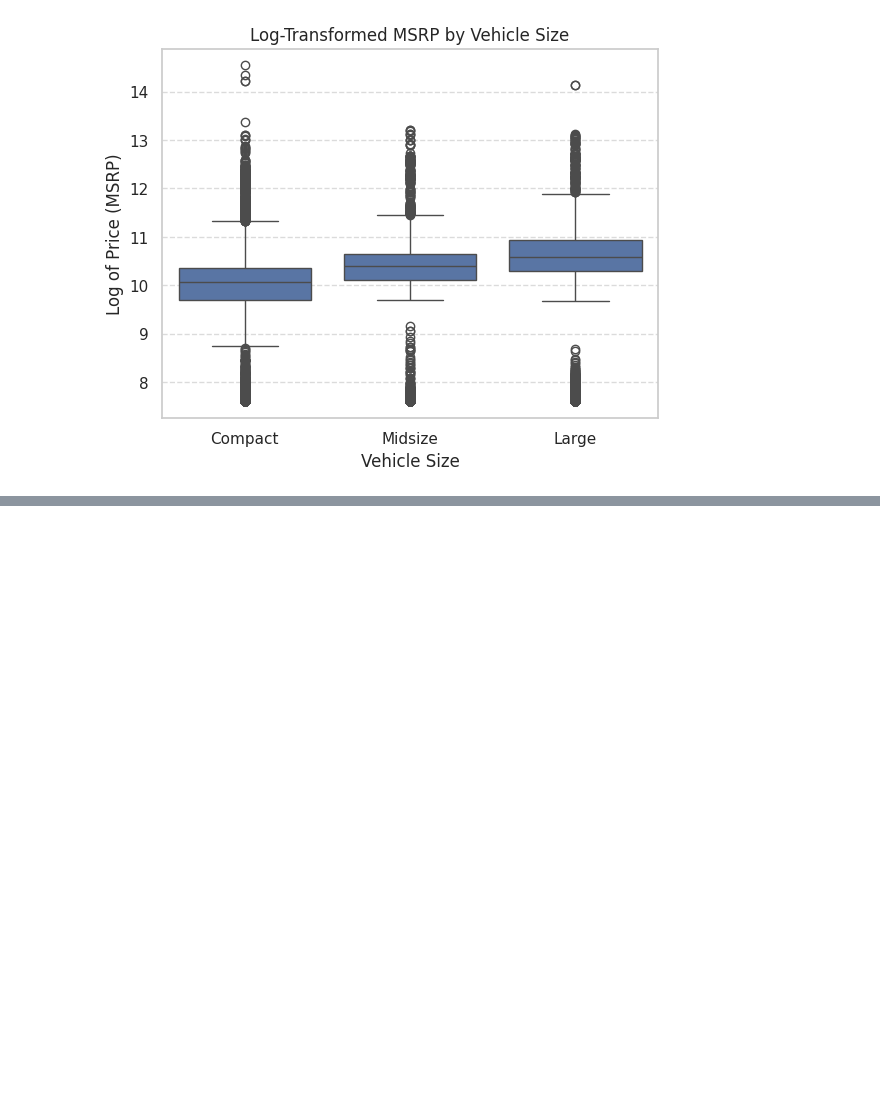
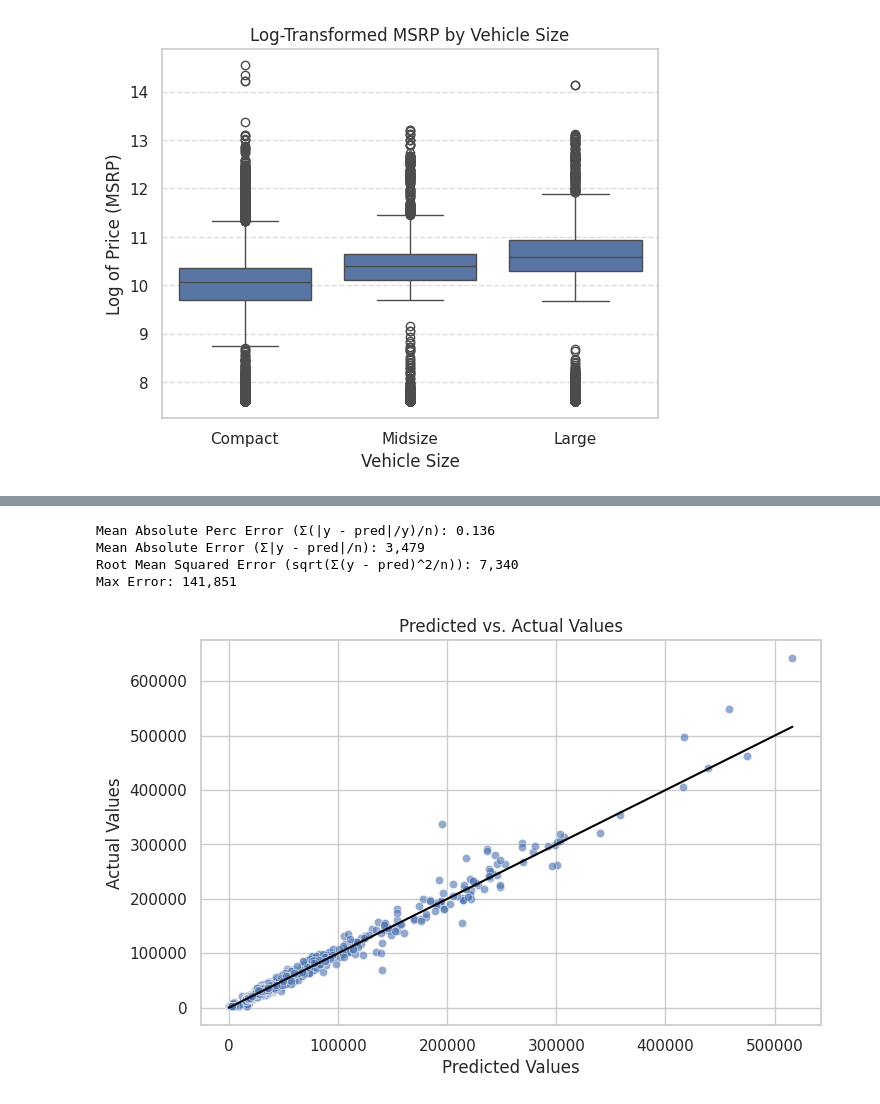
Before and after one commit to Mahmudhassan18/TDS-CARS-MSRP, a Jupyter notebook: TDS-CARS-MSRP.IPYNB, the cells around one changed output, grey strips where cells are left out. Saved outputs shown, nothing was run; the diff lists cells and outputs as text; code cells hidden in the pictures; blank space fills up the shorter version.

```diff
--- a/TDS-CARS-MSRP.IPYNB
+++ b/TDS-CARS-MSRP.IPYNB
@@ -296,0 +317,36 @@ R² Score: 0.39
+# %%
+from sklearn.metrics import r2_score,mean_squared_error, mean_absolute_percentage_error,mean_absolute_error
+
+
+print("Mean Absolute Perc Error (Σ(|y - pred|/y)/n):","{:,.3f}".format(mean_absolute_percentage_error(y_test,y_pred)))
+print("Mean Absolute Error (Σ|y - pred|/n):", "{:,.0f}".format(mean_absolute_error(y_test, y_pred)))
+print("Root Mean Squared Error (sqrt(Σ(y - pred)^2/n)):", "{:,.0f}".format(np.sqrt(mean_squared_error(y_test, y_pred))))
+
+## residuals
+residuals = y_test - y_pred
+max_error = residuals.abs().max()
+max_idx = residuals[residuals==max_error].index[0]
+#max_true, max_pred = y_test.loc[max_idx], prediction[max_idx]
+print("Max Error:", "{:,.0f}".format(max_error))
+# %% [output]
+Mean Absolute Perc Error (Σ(|y - pred|/y)/n): 0.136
+Mean Absolute Error (Σ|y - pred|/n): 3,479
+Root Mean Squared Error (sqrt(Σ(y - pred)^2/n)): 7,340
+Max Error: 141,851
+# %%
+import matplotlib.pyplot as plt
+import seaborn as sns
+
+fig, ax = plt.subplots(figsize=(8, 5))
+
+# Use x and y as keyword arguments
+sns.scatterplot(x=y_pred, y=y_test, ax=ax, alpha=0.6)  # Scatter plot of predictions vs actual values
+sns.lineplot(x=y_pred, y=y_pred, ax=ax, color='black')  # Line of perfect prediction
+
+# Add labels and title
+ax.set_xlabel("Predicted Values")
+ax.set_ylabel("Actual Values")
+ax.set_title("Predicted vs. Actual Values")
+plt.show()
+# %% [output]
+[figure, added]
```
Also changed, not shown: parts of 3 cells of this notebook.
